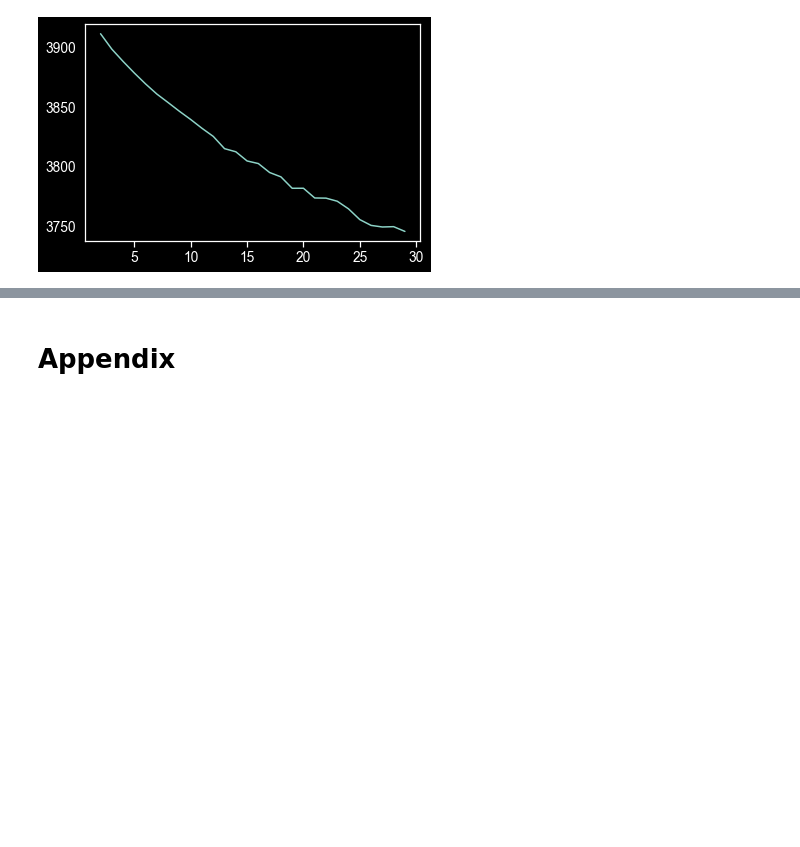
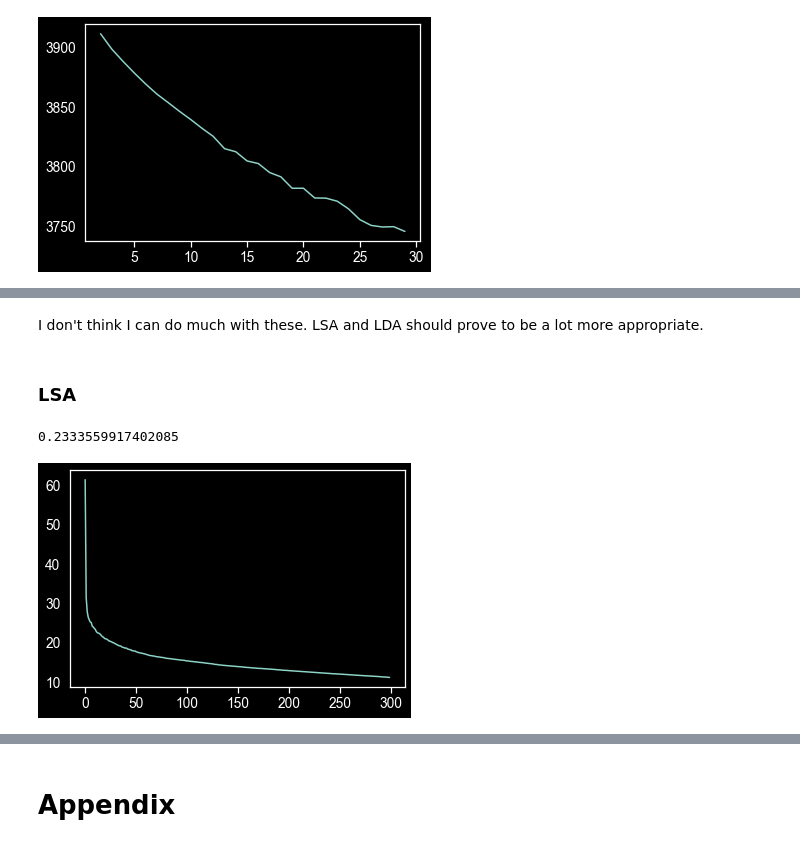
Before and after one commit to Dscronias/yet-another-imdb-project, a Jupyter notebook: Analysis.ipynb, the cells around one changed output, grey strips where cells are left out. Saved outputs shown, nothing was run; the diff lists cells and outputs as text; code cells hidden in the pictures; blank space fills up the shorter version.

```diff
--- a/Analysis.ipynb
+++ b/Analysis.ipynb
@@ -1119,0 +1168,17 @@ round(
+# %% [markdown]
+I don't think I can do much with these. LSA and LDA should prove to be a lot more appropriate.
+# %% [markdown]
+### LSA
+# %%
+# I decided to keep a bit more features here. Ideally, I would test multiple parameters.
+TFIDF = TfidfVectorizer(max_features=10000)
+tfidf_matrix = TFIDF.fit_transform(df_desc.loc[:,"plot"])
+# %%
+svd = TruncatedSVD(n_components=300, random_state=451)
+reduced_tfidf = svd.fit_transform(tfidf_matrix)
+# %%
+print(svd.explained_variance_ratio_.sum())
+plt.plot(svd.singular_values_.tolist());
+# %% [output]
+0.2333559917402085
+[figure, added]
```
Also changed, not shown: parts of 26 cells of this notebook.
